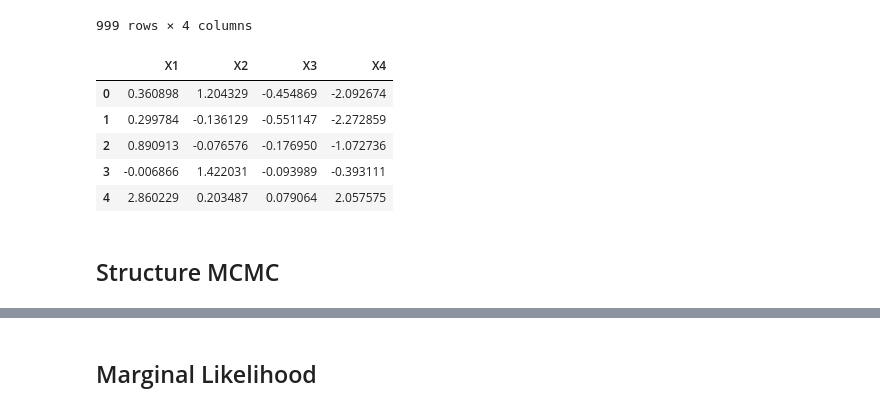
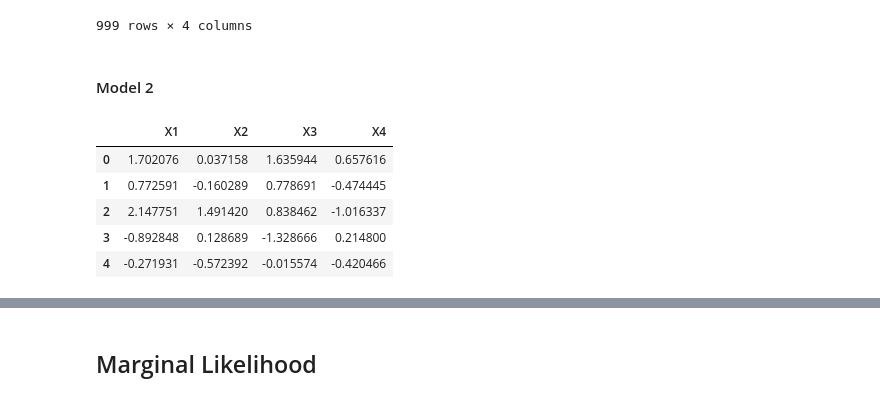
Before and after one commit to catarina-moreira/Structure_Learning_Study, a Jupyter notebook: causal_discovery/structure_MCMC.ipynb, the cells around one changed output, grey strips where cells are left out. Cells and saved outputs as stored; diff of their text form; code cells hidden in the pictures.

Commit message:
mcmc update

```diff
--- a/causal_discovery/structure_MCMC.ipynb
+++ b/causal_discovery/structure_MCMC.ipynb
@@ -284,12 +342,3 @@ def compute_log_marginal_likelihood(df: pd.DataFrame, G: nx.DiGraph):
 
 def compute_marginal_likelihood(df: pd.DataFrame, G: nx.DiGraph):
     return np.exp(compute_log_marginal_likelihood(df, G))
-# %%
-my_data = np.array([[1, 2], [3, 4]])
-df = pd.DataFrame(my_data, columns=['X1', 'X2'])
-
-# create a networkx graph with the following structure X2->X1<-X3
-G = nx.DiGraph()
-G.add_edges_from([('X1', 'X2')])
-
-compute_marginal_likelihood(df, G)
@@ -966,29 +1169,31 @@ data
+# %% [markdown]
+#### Model 2
 # %%
 def generate_data(n_samples: int = 1000):
     # Generate independent variables
     X4 = np.random.randn(n_samples)
     X2 = np.random.randn(n_samples)
     X3 = np.random.randn(n_samples)
 
     # Generate X1 as a linear combination of X2 and X3 plus some Gaussian noise
     beta2, beta3 = 0.8, 0.9  # Arbitrarily chosen coefficients
-    noise = np.random.randn(n_samples) # Gaussian noise with standard deviation 0.2
+    noise = 0.2 # Gaussian noise with standard deviation 0.2
     X1 = beta2 * X2 + beta3 * X3 + noise
 
     # Combine into a dataframe
     df = pd.DataFrame({'X1': X1, 'X2': X2, 'X3': X3, 'X4': X4})
 
     return df
 
 # Generate a sample dataset
-data = generate_data(n_samples = 10000)
-data.head()
+data2 = generate_data(n_samples = 10000)
+data2.head()
+
+# TODO: you need to recover the betas
 # %% [output]
 |  | X1 | X2 | X3 | X4 |
-| 0 | 0.360898 | 1.204329 | -0.454869 | -2.092674 |
-| 1 | 0.299784 | -0.136129 | -0.551147 | -2.272859 |
-| 2 | 0.890913 | -0.076576 | -0.176950 | -1.072736 |
-| 3 | -0.006866 | 1.422031 | -0.093989 | -0.393111 |
-| 4 | 2.860229 | 0.203487 | 0.079064 | 2.057575 |
+| 0 | 1.702076 | 0.037158 | 1.635944 | 0.657616 |
+| 1 | 0.772591 | -0.160289 | 0.778691 | -0.474445 |
+| 2 | 2.147751 | 1.491420 | 0.838462 | -1.016337 |
+| 3 | -0.892848 | 0.128689 | -1.328666 | 0.214800 |
+| 4 | -0.271931 | -0.572392 | -0.015574 | -0.420466 |
-# %% [markdown]
-## Structure MCMC
```
Also changed, not shown: parts of 51 cells of this notebook.
